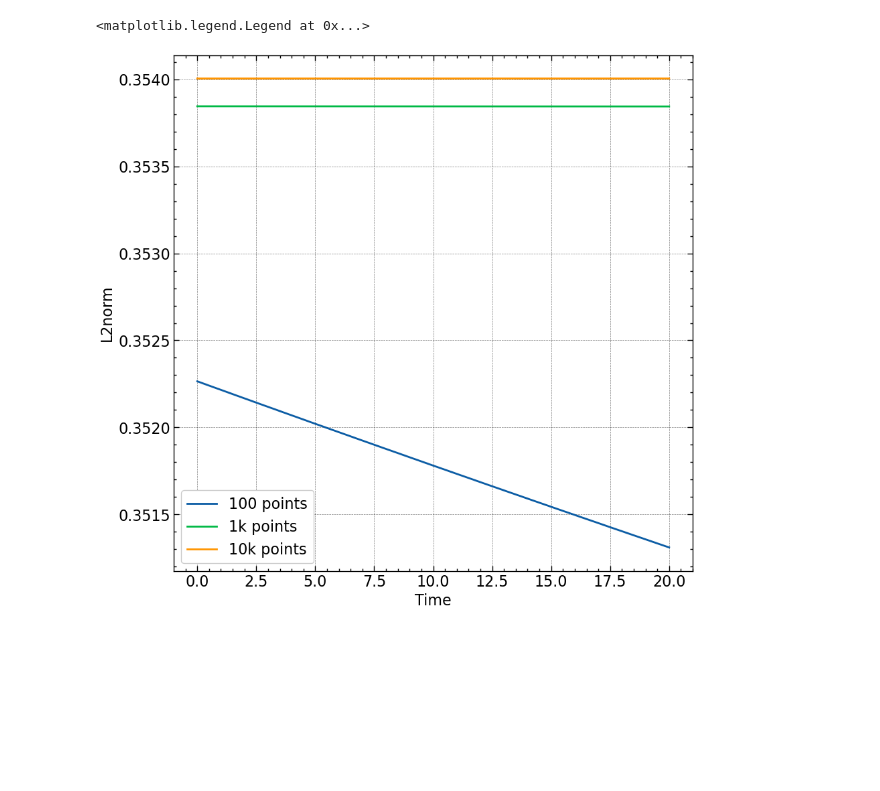
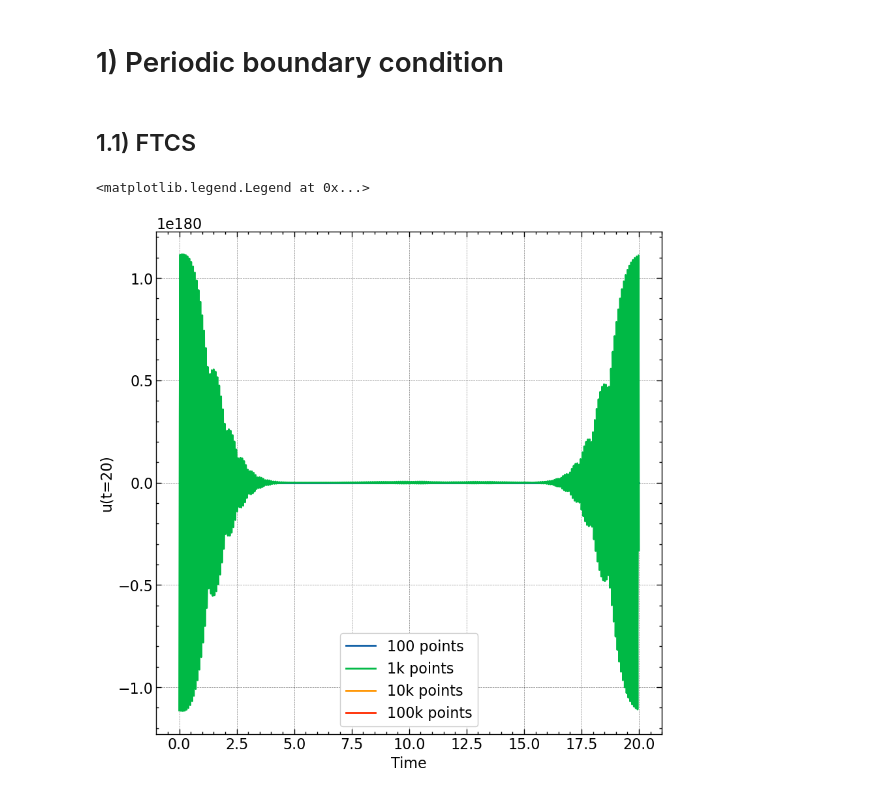
Before and after one commit to M-Bianchi/Numerical_Relativity, a Jupyter notebook: Advection/CompareMethods.ipynb, the cells around one changed output. Cells and saved outputs as stored; diff of their text form; code cells hidden in the pictures; blank space fills up the shorter version.

```diff
--- a/Advection/CompareMethods.ipynb
+++ b/Advection/CompareMethods.ipynb
@@ -114,10 +8,24 @@ plt.legend()
-# %%
-plt.plot(np.linspace(0, 20, len(l2norm_100)), l2norm_100, label='100 points')
-plt.plot(np.linspace(0, 20, len(l2norm_1k)), l2norm_1k, label='1k points')
-plt.plot(np.linspace(0, 20, len(l2norm_10k)), l2norm_10k, label='10k points')
-plt.xlabel('Time')
-plt.ylabel('L2norm')
-plt.legend()
-# %% [output]
-<matplotlib.legend.Legend at 0x...>
-[figure, removed]
+# %% [markdown]
+# 1) Periodic boundary condition
+# %% [markdown]
+## 1.1) FTCS
+# %%
+u_100 = np.load('./results/FTCS_u100.npy')
+u_1k = np.load('./results/FTCS_u1000.npy')
+u_10k = np.load('./results/FTCS_u10000.npy')
+u_100k = np.load('./results/FTCS_u100000.npy')
+l2norm_100 = np.load('./results/FTCS_l2norm100.npy')
+l2norm_1k = np.load('./results/FTCS_l2norm1000.npy')
+l2norm_10k = np.load('./results/FTCS_l2norm10000.npy')
+l2norm_100k = np.load('./results/FTCS_l2norm100000.npy')
+# %%
+plt.plot(np.linspace(0, 20, len(u_100)), u_100, label='100 points')
+plt.plot(np.linspace(0, 20, len(u_1k)), u_1k, label='1k points')
+plt.plot(np.linspace(0, 20, len(u_10k)), u_10k, label='10k points')
+plt.plot(np.linspace(0, 20, len(u_100k)), u_100k, label='100k points')
+plt.xlabel('Time')
+plt.ylabel('u(t=20)')
+plt.legend()
+# %% [output]
+<matplotlib.legend.Legend at 0x...>
+[figure, added]
```
Also changed, not shown: parts of 39 cells of this notebook, 53 other files.
